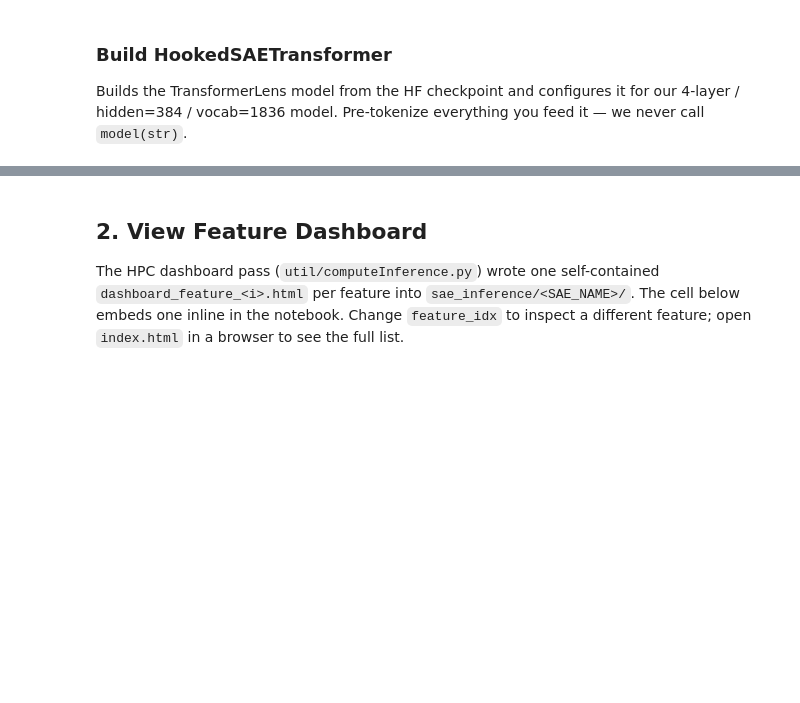
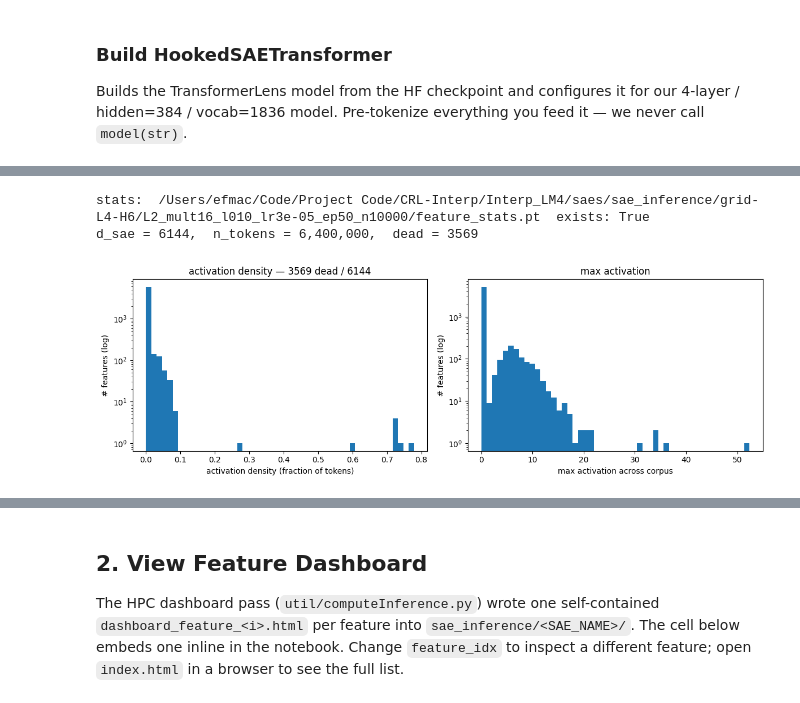
Before and after one commit to edwardF8/Interp_LM4, a Jupyter notebook: saes/featureBucketing.ipynb, the cells around one changed output, grey strips where cells are left out. Cells and saved outputs as stored; diff of their text form; code cells hidden in the pictures; blank space fills up the shorter version.

```diff
--- a/saes/featureBucketing.ipynb
+++ b/saes/featureBucketing.ipynb
@@ -47,5 +56,5 @@ for p in finals:
 # %%
-MODEL_DIR  = Path("../model/BD_llama_6heads_1epoch_4layers")
+MODEL_DIR  = Path("../model/grid-L4-H6")
 DATA_DIR   = Path("../data/bioS_N-Bd_final_grid")
 REMAP_PATH = DATA_DIR / "old_to_new.json"
 
@@ -54,8 +63,7 @@ REMAP_PATH = DATA_DIR / "old_to_new.json"
 #
 #   saes/sae_runs/<model_name>/<sweep_folder>/<trial_name>/final
 #   saes/sae_inference/<model_name>/<trial_name>/{feature_stats,buckets,dashboards}.pt|html
-SAE_PATH = REPO_ROOT / "saes" / "sae_runs" / "grid-L8-H6" / "sweep-XXXXXXXX" / "L2_mult8_l02_lr3e-05_ep50_n10000" / "final"
-
+SAE_PATH = REPO_ROOT / "saes" / "sae_runs" / "grid-L4-H6" / "sweep-7t8t55s5" / "L2_mult16_l010_lr3e-05_ep50_n10000" / "final"
 # Derive model + trial names from SAE_PATH so the matching inference dir
 # is found automatically. parents[2] skips the <sweep_folder> segment.
 TRIAL_NAME = SAE_PATH.parent.name
@@ -130,0 +157,33 @@ print(f"d_sae = {sae.cfg.d_sae}, hook = {HOOK}")
+# %%
+import torch
+import matplotlib.pyplot as plt
+
+STATS_PATH = INFERENCE_DIR / "feature_stats.pt"
+print("stats: ", STATS_PATH, " exists:", STATS_PATH.exists())
+
+if STATS_PATH.exists():
+    stats = torch.load(STATS_PATH, weights_only=False)
+    n_dead = int((stats["activation_count"] == 0).sum())
+    print(f"d_sae = {sae.cfg.d_sae},  n_tokens = {stats['n_tokens']:,},  dead = {n_dead}")
+
+    fig, axes = plt.subplots(1, 2, figsize=(12, 4))
+    density = stats["activation_count"].float() / stats["n_tokens"]
+    axes[0].hist(density.numpy(), bins=50, log=True)
+    axes[0].set_xlabel("activation density (fraction of tokens)")
+    axes[0].set_ylabel("# features (log)")
+    axes[0].set_title(f"activation density — {n_dead} dead / {sae.cfg.d_sae}")
+
+    axes[1].hist(stats["max_activation"].numpy(), bins=50, log=True)
+    axes[1].set_xlabel("max activation across corpus")
+    axes[1].set_ylabel("# features (log)")
+    axes[1].set_title("max activation")
+    plt.tight_layout()
+    plt.show()
+else:
+    print()
+    print("⚠ feature_stats.pt missing. Run saes/runInference.py on the HPC, then rsync:")
+    print("   rsync -av friedmae@bridges2:Interp_LM4/saes/{sae_runs,sae_inference}/ <local-repo>/saes/")
+# %% [output]
+stats:  /Users/efmac/Code/Project Code/CRL-Interp/Interp_LM4/saes/sae_inference/grid-L4-H6/L2_mult16_l010_lr3e-05_ep50_n10000/feature_stats.pt  exists: True
+d_sae = 6144,  n_tokens = 6,400,000,  dead = 3569
+[figure, added]
```
Also changed, not shown: parts of 14 cells of this notebook, 2 other files.
